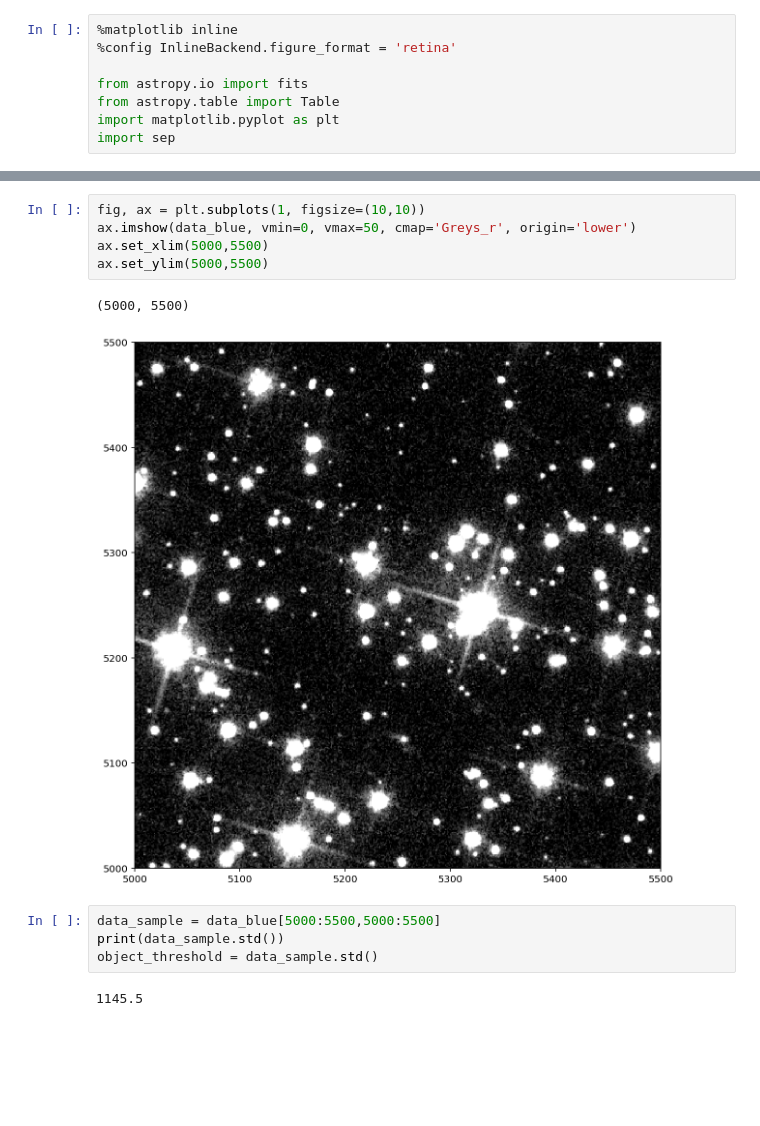
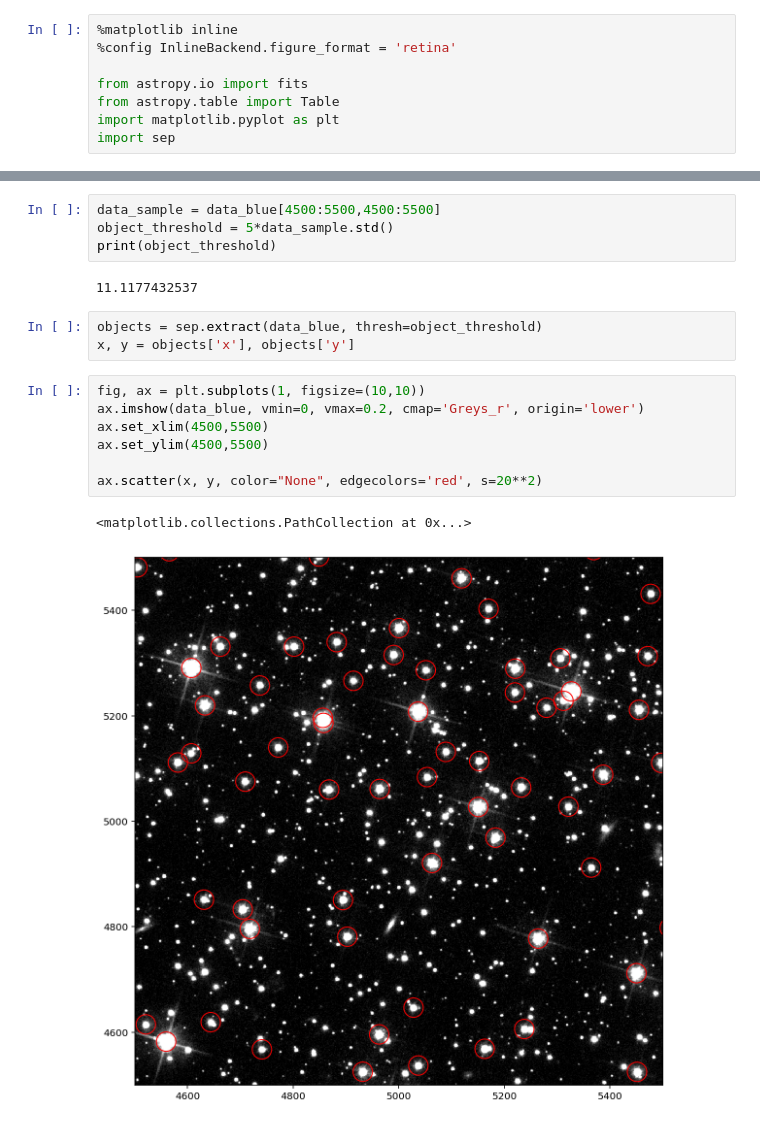
Before and after one commit to meredith-durbin/cmd_project, a Jupyter notebook: Photometry part 1 - finding and extracting stars from an image.ipynb, the cells around one changed output, grey strips where cells are left out. Cells and saved outputs as stored; diff of their text form; blank space fills up the shorter version.

```diff
--- a/Photometry part 1 - finding and extracting stars from an image.ipynb
+++ b/Photometry part 1 - finding and extracting stars from an image.ipynb
@@ -28,14 +58,19 @@ ax.imshow(data_blue, vmin=0, vmax=50, cmap='Greys_r', origin='lower')
+# %%
+data_sample = data_blue[4500:5500,4500:5500]
+object_threshold = 5*data_sample.std()
+print(object_threshold)
+# %% [output]
+11.1177432537
+# %%
+objects = sep.extract(data_blue, thresh=object_threshold)
+x, y = objects['x'], objects['y']
 # %%
 fig, ax = plt.subplots(1, figsize=(10,10))
-ax.imshow(data_blue, vmin=0, vmax=50, cmap='Greys_r', origin='lower')
-ax.set_xlim(5000,5500)
-ax.set_ylim(5000,5500)
+ax.imshow(data_blue, vmin=0, vmax=0.2, cmap='Greys_r', origin='lower')
+ax.set_xlim(4500,5500)
+ax.set_ylim(4500,5500)
+
+ax.scatter(x, y, color="None", edgecolors='red', s=20**2)
 # %% [output]
-(5000, 5500)
+<matplotlib.collections.PathCollection at 0x...>
-[figure, old version]
+[figure, new version]
-# %%
-data_sample = data_blue[5000:5500,5000:5500]
-print(data_sample.std())
-object_threshold = data_sample.std()
-# %% [output]
-1145.5
```
Also changed, not shown: parts of 15 cells of this notebook, 3 other files.
